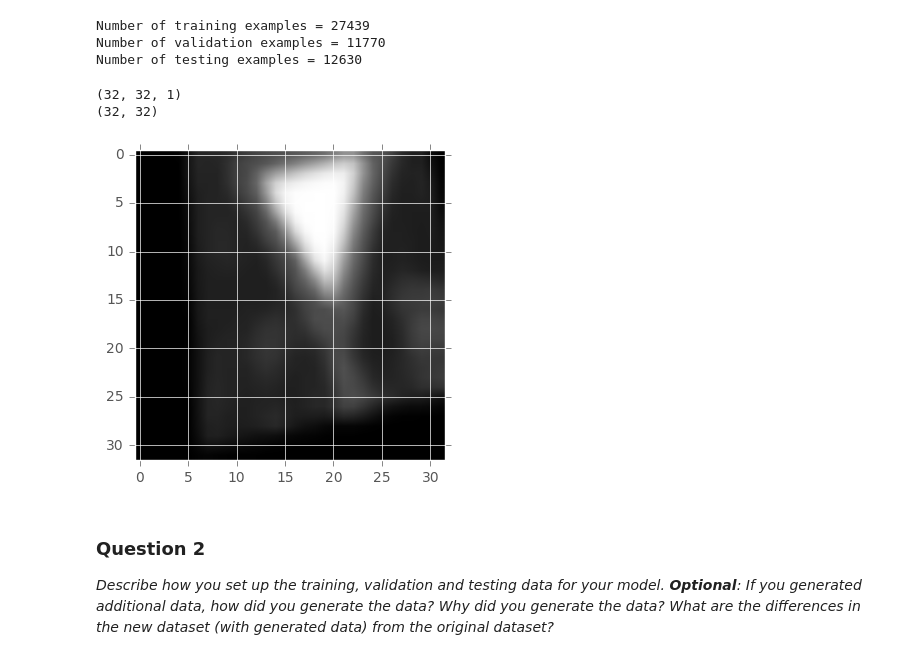
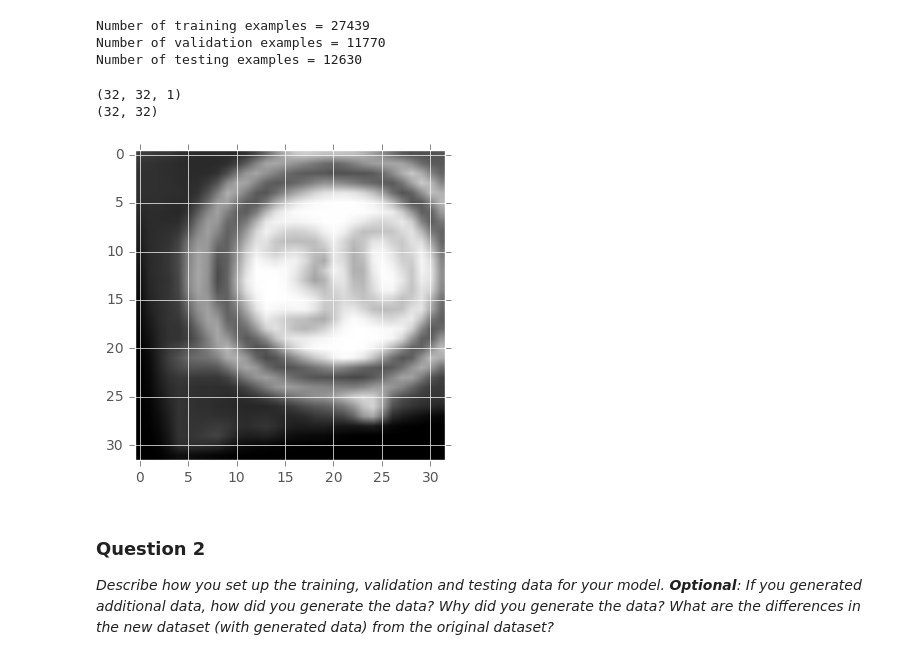
Before and after one commit to elbernante/traffic-sign-classifier, a Jupyter notebook: Traffic_Sign_Classifier.ipynb, the cells around one changed output. Saved outputs shown, nothing was run; the diff lists cells and outputs as text; code cells hidden in the pictures.

```diff
--- a/Traffic_Sign_Classifier.ipynb
+++ b/Traffic_Sign_Classifier.ipynb
@@ -244,50 +244,52 @@ def random_transform(img, rotate=15.0, translate=5, perpective=6):
     img = cv2.warpAffine(img, M, (cols, rows))
 
     # translate
-    M = np.float32([[1, 0, np.random.uniform(low=-translate, high=translate)],
-                    [0, 1, np.random.uniform(low=-translate, high=translate)]])
+    dx, dy = np.random.uniform(low=-translate, high=translate, size=2)
+    M = np.float32([[1, 0, dx],
+                    [0, 1, dy]])
     img = cv2.warpAffine(img, M, (cols, rows))
 
 
     # perpective
-    x00, y00 = border            , border
-    x10, y10 = border + orig_cols, border
-    x01, y01 = border            , border + orig_rows
-    x11, y11 = border + orig_cols, border + orig_rows
+    zero = border
+    x00, y00 = zero            , zero
+    x10, y10 = zero + orig_cols, zero
+    x01, y01 = zero            , zero + orig_rows
+    x11, y11 = zero + orig_cols, zero + orig_rows
 
     pts1 = np.float32([[x00, y00], [x10, y10],
                        [x01, y01], [x11, y11]])
 
     dx1, dx2, dy1, dy2 = np.random.uniform(low=-perpective, high=perpective, size=4)
 
     if np.random.uniform() > 0.5:
         # vertical perspective
         pts2 = np.float32([[x00 + dx1, y00 + dy1], [x10 - dx1, y10 + dy1],
                            [x01 + dx2, y01 + dy2], [x11 - dx2, y11 + dy2]])
     else:
         # horizontal perspective
         pts2 = np.float32([[x00 + dx1, y00 + dy1], [x10 + dx2, y10 + dy2],
                            [x01 + dx1, y01 - dy1], [x11 + dx2, y11 - dy2]])
 
     M = cv2.getPerspectiveTransform(pts1,pts2)
     img = cv2.warpPerspective(img, M, (cols, rows))
 
     return img[border:border + orig_rows, border:border + orig_cols]
 
 def trans_galore():
-    img = X_train[2000]
+    img = X_train[3001]
     print(img.shape)
     img = random_transform(img)
     # TODO: reshape to 3 dimensions
     print(img.shape)
 
     plt.imshow(img, cmap='gray')
     plt.show()
 trans_galore()
 # %% [output]
 (32, 32, 1)
 (32, 32)
-[figure, old version]
+[figure, new version]
 # %% [markdown]
 ### Question 2
 
```
